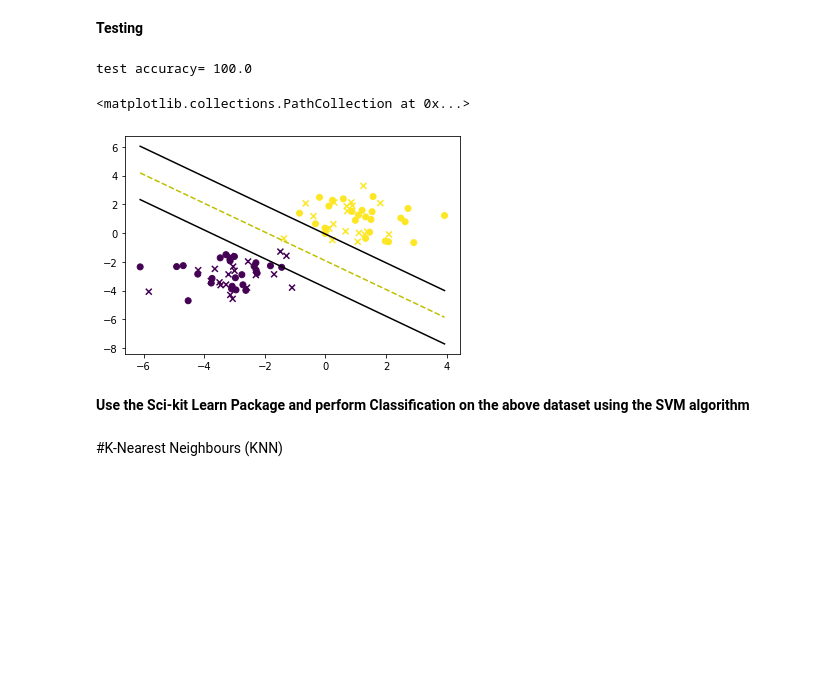
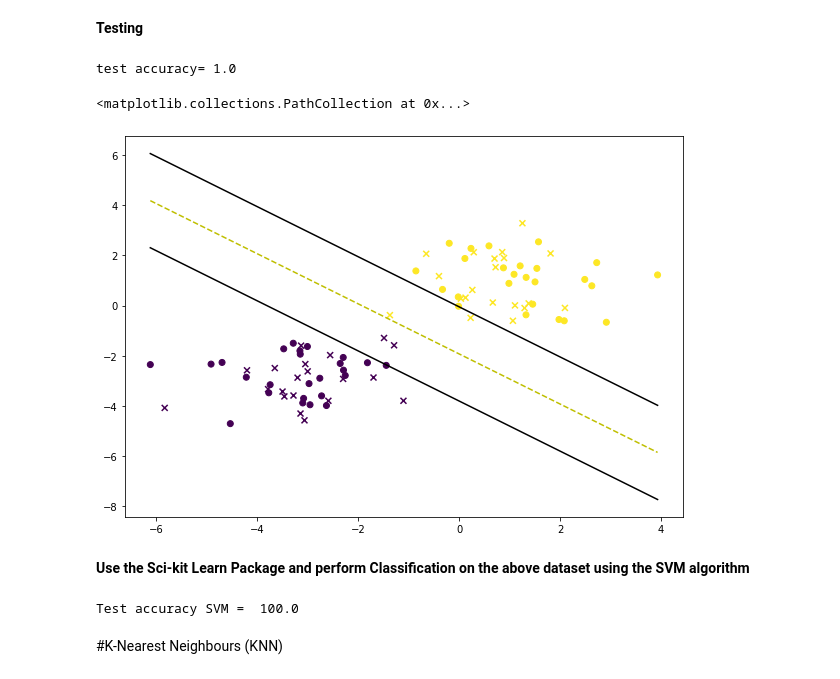
Before and after one commit to shashankp28/PRML-Lab-22, a Jupyter notebook: Assignment_8/Lab_8_Classification.ipynb, the cells around one changed output. Cells and saved outputs as stored; diff of their text form; code cells hidden in the pictures; blank space fills up the shorter version.

```diff
--- a/Assignment_8/Lab_8_Classification.ipynb
+++ b/Assignment_8/Lab_8_Classification.ipynb
@@ -42,13 +44,13 @@ mean2=np.array([1,1])
 var2=var1
 data1=np.random.multivariate_normal(mean1,var1,int(No_sample/2))
 data2=np.random.multivariate_normal(mean2,var2,int(No_sample/2))
-X=np.concatenate((data1,data2))
-print(X.shape)
-y=np.concatenate((-1*np.ones(data1.shape[0]),np.ones(data2.shape[0])))
-print(y.shape)
+_X=np.concatenate((data1,data2))
+print(_X.shape)
+_y=np.concatenate((-1*np.ones(data1.shape[0]),np.ones(data2.shape[0])))
+print(_y.shape)
 
 plt.figure()
-plt.scatter(X[:,0],X[:,1],marker='o',c=y)
+plt.scatter(_X[:,0],_X[:,1],marker='o',c=_y)
 # %% [output]
 (50, 2)
 (50,)
@@ -57,13 +59,13 @@ plt.scatter(X[:,0],X[:,1],marker='o',c=y)
 # %% [markdown]
 Create a data dictionary, which contains both label and data points.
 # %%
-postiveX=[]
-negativeX=[]
-
 ## Write your code here
 
+positiveX = _X[_y==1]
+negativeX = _X[_y==-1]
+
 #our data dictionary
-data_dict = {-1:np.array(negativeX), 1:np.array(postiveX)}
+data_dict = {-1:negativeX, 1:positiveX}
 # %% [markdown]
 ## SVM training
 1. create a search space for w (i.e w1=w2),[0, 0.5*max((abs(feat)))] and  for b, [-max((abs(feat))),max((abs(feat)))], with appropriate step.
@@ -101,7 +141,7 @@ print(b)
 # %%
 def visualize(data_dict):
 
-        plt.scatter(X[:,0],X[:,1],marker='o',c=y)
+        plt.scatter(_X[:,0], _X[:,1],marker='o',c=_y)
 
         # hyperplane = x.w+b
         # v = x.w+b
@@ -141,28 +181,29 @@ visualize(data_dict)
 **Testing**
 # %%
 def predict(data,w,b):
-  y_pred = ## write your code here
+  y_pred = np.ones(data.shape[0],)
+  y_pred[data @ np.array(w) + b<0] = -1
   return y_pred
 # %%
 No_test_sample=40
 data1=np.random.multivariate_normal(mean1,var1,int(No_test_sample/2))
 data2=np.random.multivariate_normal(mean2,var2,int(No_test_sample/2))
 test_data=np.concatenate((data1,data2))
 y_gr=np.concatenate((-1*np.ones(data1.shape[0]),np.ones(data2.shape[0])))
 
 # evaluate with the trained model
 
-y_pred = predict(test_data,w,b)
-accuracy = # Write your code here
+y_pred = predict(test_data, w, b)
+accuracy = sum(y_gr==y_pred)/len(y_gr) # Write your code here
 print('test accuracy=',accuracy)
 
 #  Visualization
 plt.figure()
 visualize(data_dict)
 plt.scatter(test_data[:,0],test_data[:,1],marker='x',c=y_gr)
 # %% [output]
-test accuracy= 100.0
+test accuracy= 1.0
 <matplotlib.collections.PathCollection at 0x...>
-[figure, old version]
+[figure, new version]
 # %% [markdown]
 **Use the Sci-kit Learn Package and perform Classification on the above dataset using the SVM algorithm**
@@ -171,3 +210,14 @@ test accuracy= 100.0
+# %%
+## Write your code here
+from sklearn import svm
+
+svm_model = svm.SVC()
+svm_model.fit(test_data, y_gr)
+y_pred_svm = svm_model.predict(test_data)
+test_accuracy_svm = svm_model.score(test_data, y_gr)
+print('Test accuracy SVM = ', test_accuracy_svm*100)
+# %% [output]
+Test accuracy SVM =  100.0
 # %% [markdown]
 #K-Nearest Neighbours (KNN)
 # %%
```
Also changed, not shown: parts of 21 cells of this notebook, 2 other files.
